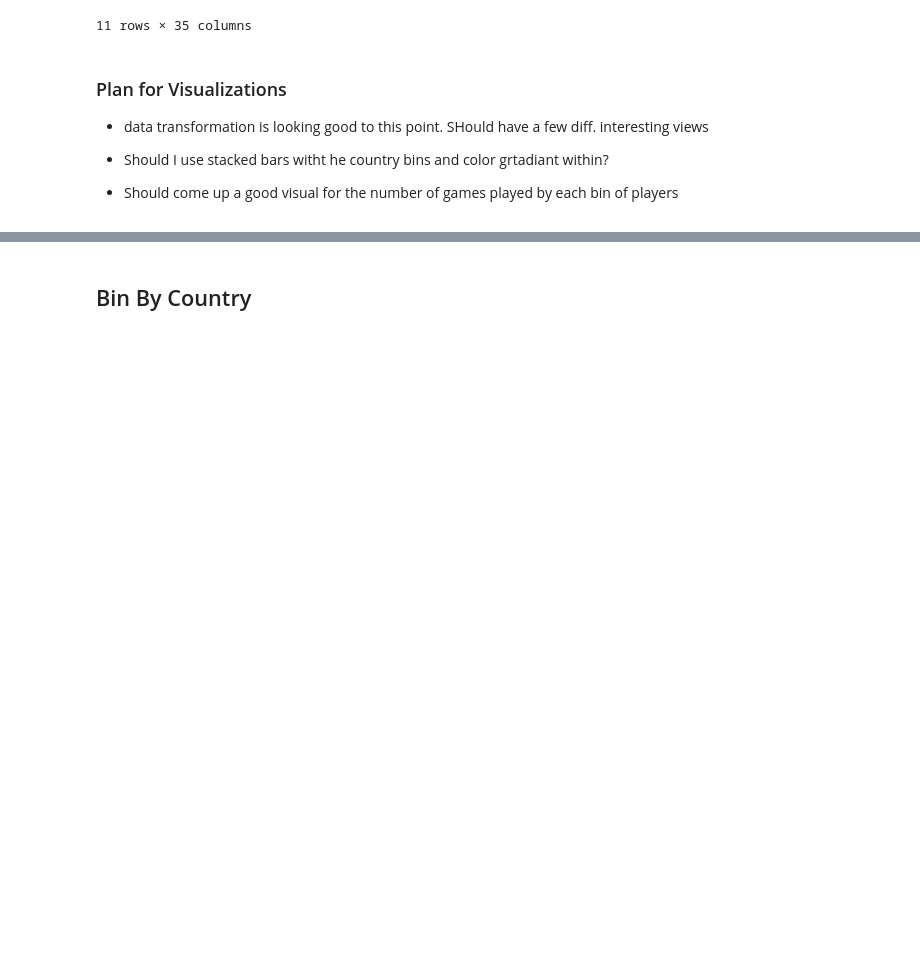
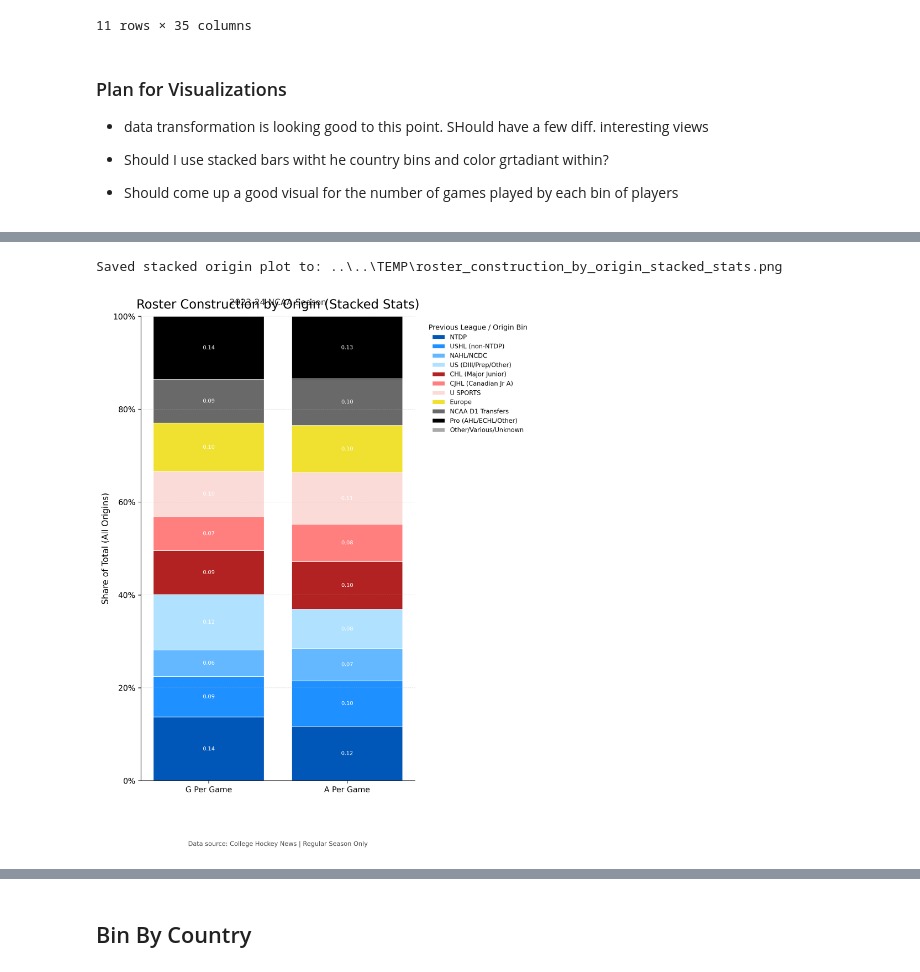
Before and after one commit to JSmith1826/college_hockey_2526, a Jupyter notebook: workbook/visualization_scripts/scoring_by_player_origin.ipynb, the cells around one changed output, grey strips where cells are left out. Saved outputs shown, nothing was run; the diff lists cells and outputs as text; code cells hidden in the pictures; blank space fills up the shorter version.

Commit message:
worked on visuals for scoring by origin

```diff
--- a/workbook/visualization_scripts/scoring_by_player_origin.ipynb
+++ b/workbook/visualization_scripts/scoring_by_player_origin.ipynb
@@ -692,0 +1034,20 @@ memory usage: 3.4 KB
+# %%
+origin_df = agg_df.copy()
+
+metrics = ("G_per_game", "A_per_game")
+
+fig, ax = plot_origin_stacked_stats(
+    origin_df,
+    bin_color_mapping,
+    metrics=metrics,
+    label_mode="raw",
+    raw_decimals=2,
+    min_pct_for_label=0.05,
+    title="Roster Construction by Origin (Stacked Stats)",
+    subtitle="2023-24 NCAA Season",
+    footnote="Data source: College Hockey News | Regular Season Only",
+    output_path="../../TEMP/roster_construction_by_origin_stacked_stats.png"
+)
+# %% [output]
+Saved stacked origin plot to: ..\..\TEMP\roster_construction_by_origin_stacked_stats.png
+[figure, added]
```
Also changed, not shown: parts of 16 cells of this notebook, 5 other files.
